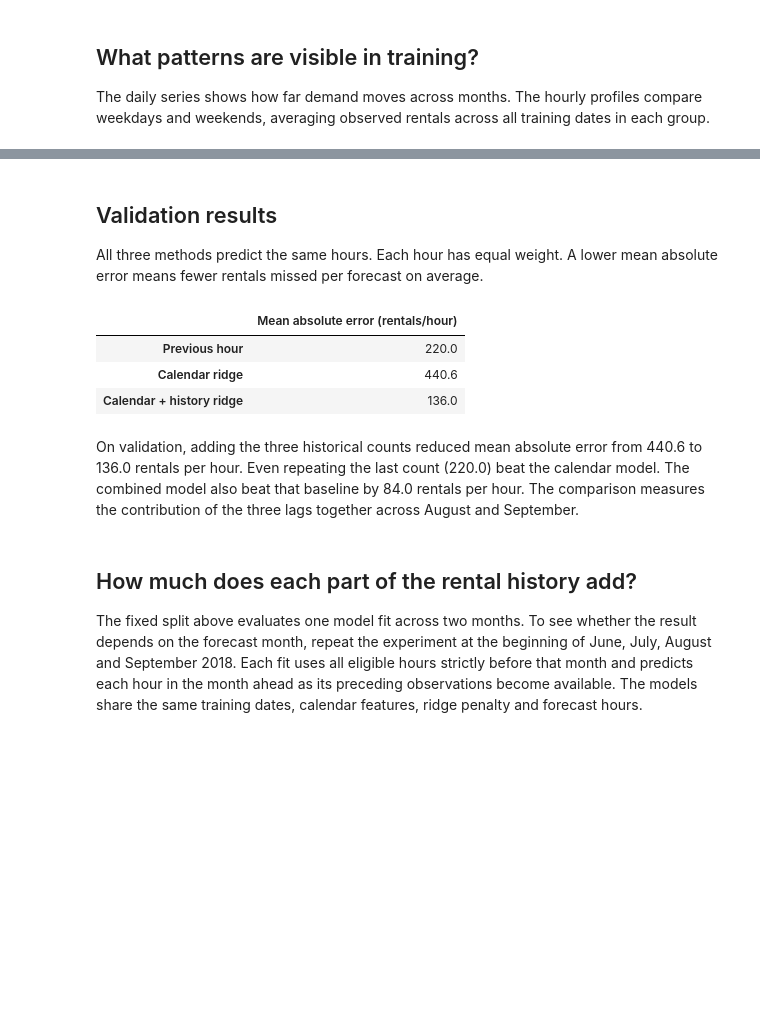
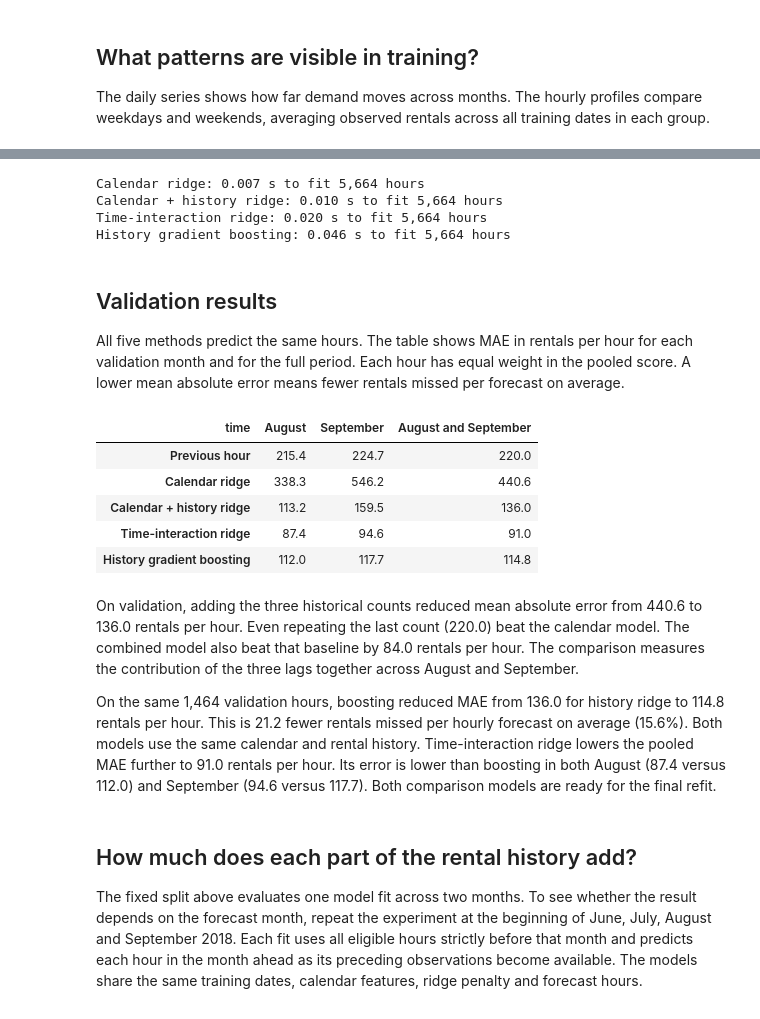
Before and after one commit to daidaibunny/258, a Jupyter notebook: seoul_bike_demand.ipynb, the cells around one changed output, grey strips where cells are left out. Drawn from its saved outputs; the diff is of its cells as text; code cells hidden in the pictures; blank space fills up the shorter version.

```diff
--- a/seoul_bike_demand.ipynb
+++ b/seoul_bike_demand.ipynb
@@ -139,21 +166,60 @@ for model in models.values():
+# %%
+def tree_features(rows: pd.DataFrame) -> pd.DataFrame:
+    hour_of_week = rows["hour_of_week"]
+    return rows[lag_features].assign(
+        hour=hour_of_week % 24,
+        weekday=hour_of_week // 24,
+        holiday=rows["holiday"].eq("Holiday").astype(int),
+    )
+
+
+models["History gradient boosting"] = make_pipeline(
+    FunctionTransformer(tree_features, validate=False),
+    HistGradientBoostingRegressor(
+        loss="squared_error",
+        max_iter=100,
+        max_depth=3,
+        learning_rate=0.1,
+        min_samples_leaf=20,
+        early_stopping=False,
+        random_state=42,
+    ),
+)
+
+for name, model in models.items():
+    start_time = perf_counter()
+    model.fit(train[predictors], train["rentals"])
+    print(f"{name}: {perf_counter() - start_time:.3f} s to fit {len(train):,} hours")
+# %% [output]
+Calendar ridge: 0.007 s to fit 5,664 hours
+Calendar + history ridge: 0.010 s to fit 5,664 hours
+Time-interaction ridge: 0.020 s to fit 5,664 hours
+History gradient boosting: 0.046 s to fit 5,664 hours
 # %% [markdown]
 ## Validation results
 
-All three methods predict the same hours. Each hour has equal weight. A lower mean absolute error means fewer rentals missed per forecast on average.
+All five methods predict the same hours. The table shows MAE in rentals per hour for each validation month and for the full period. Each hour has equal weight in the pooled score. A lower mean absolute error means fewer rentals missed per forecast on average.
 # %%
 valid_predictions = pd.DataFrame({"Previous hour": valid["lag_1h"]}, index=valid.index)
 for name, model in models.items():
 	valid_predictions[name] = np.maximum(0, model.predict(valid[predictors]))
 
-validation_mae = valid_predictions.apply(lambda pred: mean_absolute_error(valid["rentals"], pred))
-validation_mae.rename("Mean absolute error (rentals/hour)").round(1).to_frame()
+absolute_errors = valid_predictions.sub(valid["rentals"], axis="index").abs()
+validation_mae = absolute_errors.mean()
+monthly_mae_by_model = absolute_errors.groupby(valid.index.strftime("%B"), sort=False).mean().T
+monthly_mae_by_model["August and September"] = validation_mae
+monthly_mae_by_model.round(1)
 # %% [output]
-|  | Mean absolute error (rentals/hour) |
-| Previous hour | 220.0 |
-| Calendar ridge | 440.6 |
-| Calendar + history ridge | 136.0 |
+| time | August | September | August and September |
+| Previous hour | 215.4 | 224.7 | 220.0 |
+| Calendar ridge | 338.3 | 546.2 | 440.6 |
+| Calendar + history ridge | 113.2 | 159.5 | 136.0 |
+| Time-interaction ridge | 87.4 | 94.6 | 91.0 |
+| History gradient boosting | 112.0 | 117.7 | 114.8 |
 # %% [markdown]
 On validation, adding the three historical counts reduced mean absolute error from 440.6 to 136.0 rentals per hour. Even repeating the last count (220.0) beat the calendar model. The combined model also beat that baseline by 84.0 rentals per hour. The comparison measures the contribution of the three lags together across August and September.
+
+On the same 1,464 validation hours, boosting reduced MAE from 136.0 for history ridge to 114.8 rentals per hour. This is 21.2 fewer rentals missed per hourly forecast on average (15.6%). Both models use the same calendar and rental history. Time-interaction ridge lowers the pooled MAE further to 91.0 rentals per hour. Its error is lower than boosting in both August (87.4 versus 112.0) and September (94.6 versus 117.7). Both comparison models are ready for the final refit.
 # %% [markdown]
 ## How much does each part of the rental history add?
 
```
Also changed, not shown: parts of 8 cells of this notebook, 2 other files.
